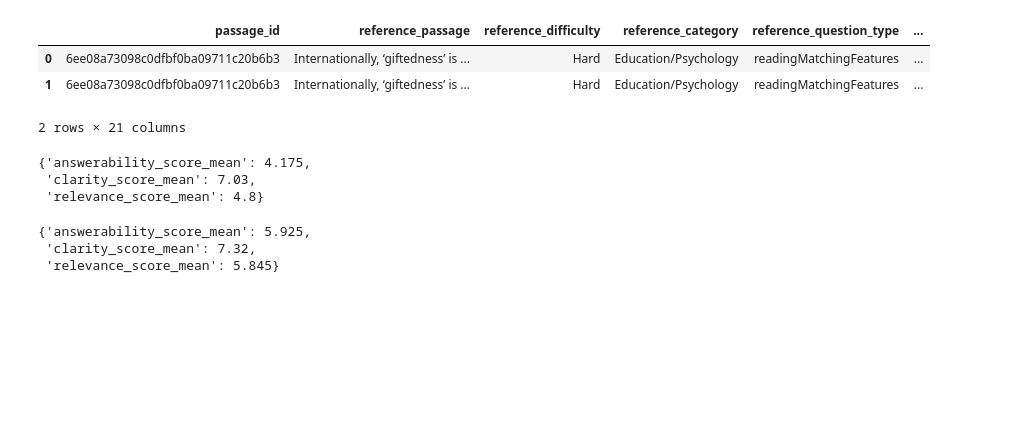
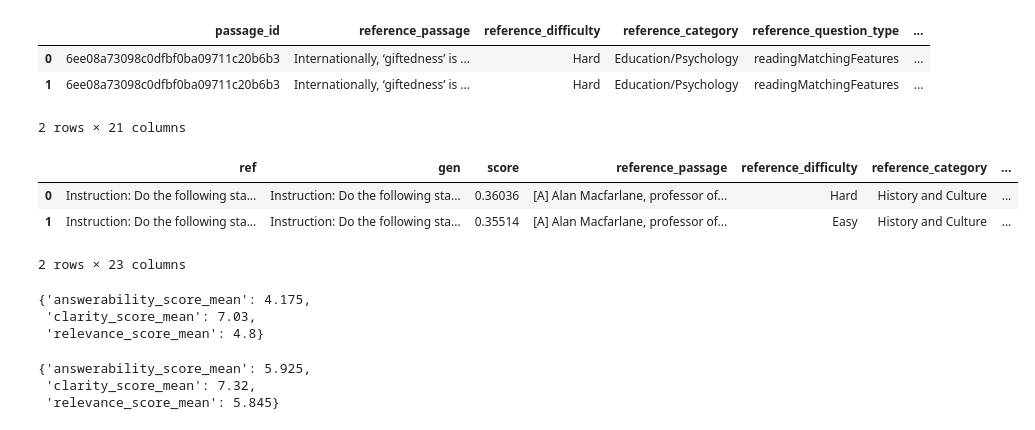
Before and after one commit to AliKarimiENT/thesis-project, a Jupyter notebook: src/evaluation/NQG-evaluation.ipynb, the cells around one changed output. Saved outputs shown, nothing was run; the diff lists cells and outputs as text; code cells hidden in the pictures; blank space fills up the shorter version.

```diff
--- a/src/evaluation/NQG-evaluation.ipynb
+++ b/src/evaluation/NQG-evaluation.ipynb
@@ -276,6 +280,7 @@ import pandas as pd
 
 data_T5 = pd.read_csv("/kaggle/working/llm_judged_results_T5.csv")
 data_BART = pd.read_csv("/kaggle/working/llm_judged_results_BART.csv")
+data_GPT2 = pd.read_csv("/kaggle/working/llm_judged_results_GPT2.csv")
 # %%
 data_T5.head(2)
 # %% [output]
@@ -290,6 +295,13 @@ data_BART.head(2)
 | 0 | 6ee08a73098c0dfbf0ba09711c20b6b3 | Internationally, ‘giftedness’ is ... | Hard | Education/Psychology | readingMatchingFeatures | ... |
 | 1 | 6ee08a73098c0dfbf0ba09711c20b6b3 | Internationally, ‘giftedness’ is ... | Hard | Education/Psychology | readingMatchingFeatures | ... |
 2 rows × 21 columns
+# %%
+data_GPT2.head(2)
+# %% [output]
+|  | ref | gen | score | reference_passage | reference_difficulty | reference_category | ... |
+| 0 | Instruction: Do the following sta... | Instruction: Do the following sta... | 0.36036 | [A] Alan Macfarlane, professor of... | Hard | History and Culture | ... |
+| 1 | Instruction: Do the following sta... | Instruction: Do the following sta... | 0.35514 | [A] Alan Macfarlane, professor of... | Easy | History and Culture | ... |
+2 rows × 23 columns
 # %%
 required_score_cols = ["answerability_score", "clarity_score", "relevance_score"]
 for c in required_score_cols:
```
Also changed, not shown: parts of 4 cells of this notebook, 1 other file.
